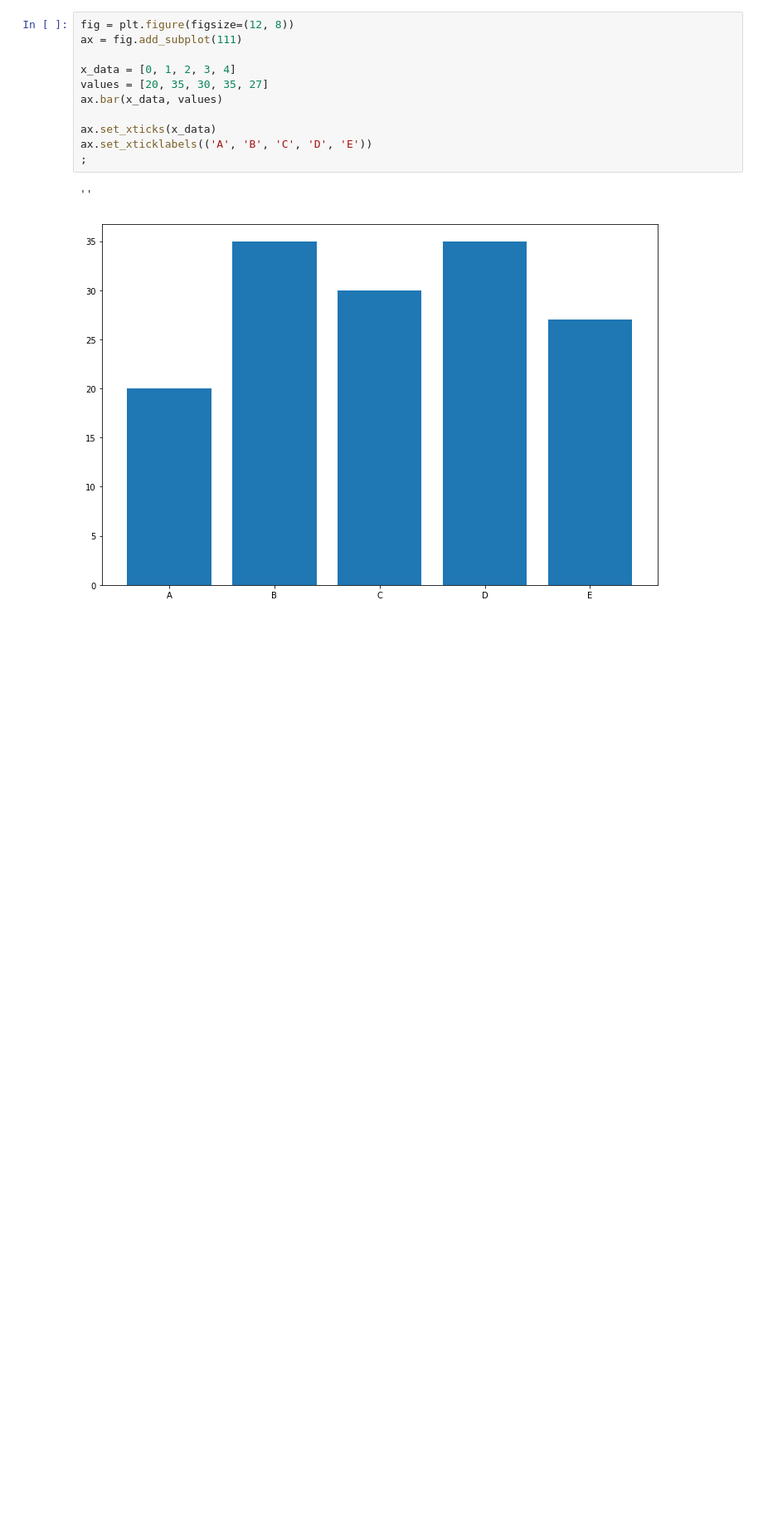
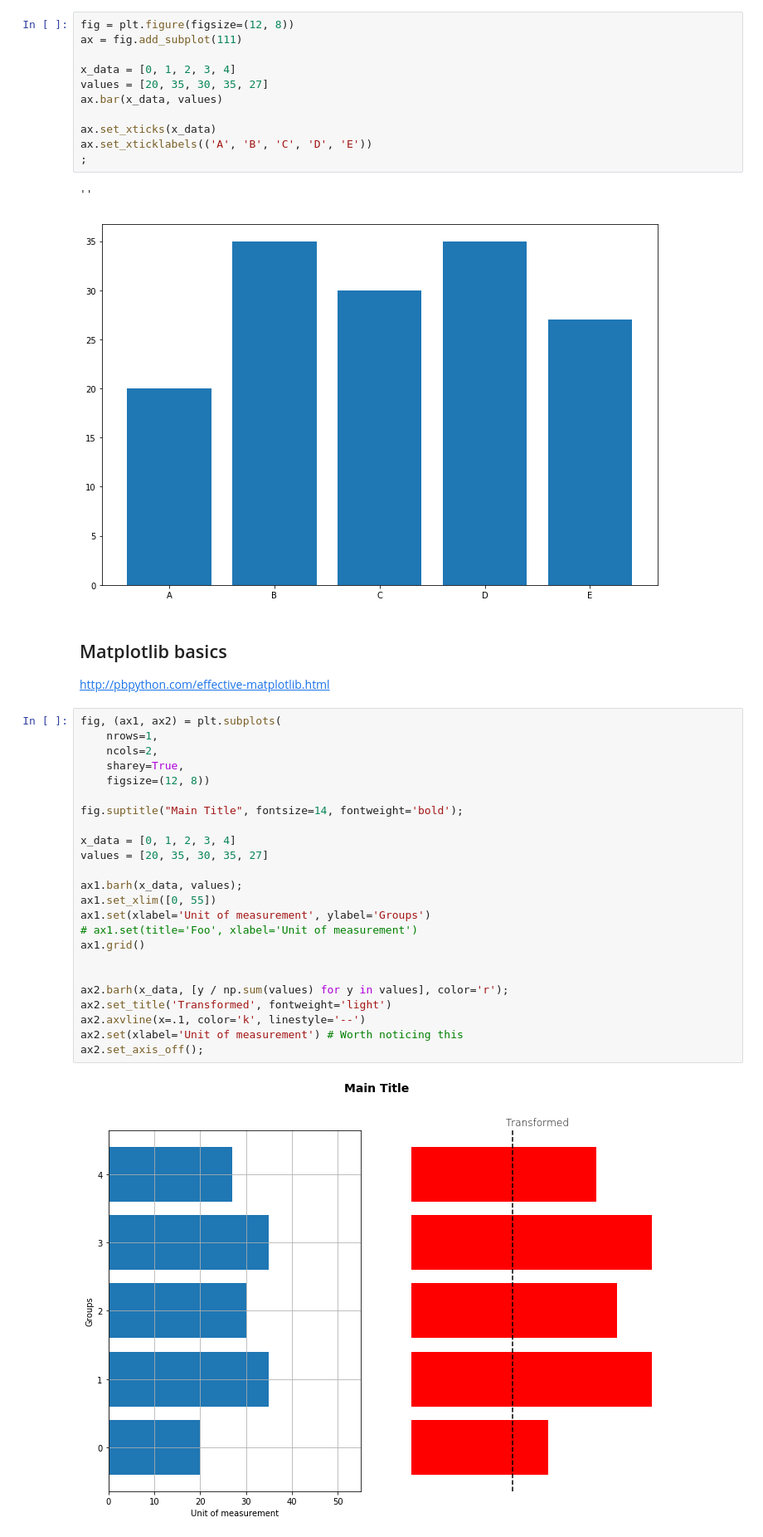
Before and after one commit to jaspajjr/pydata-visualisation, a Jupyter notebook: basic-matplotlib-plotting.ipynb, the cells around one changed output. Shown: that part at 83% size. Cells and saved outputs as stored; diff of their text form; blank space fills up the shorter version.

Commit message:
Added example bringing together a lot of different stuff in basic matplotlib

```diff
--- a/basic-matplotlib-plotting.ipynb
+++ b/basic-matplotlib-plotting.ipynb
@@ -136,3 +136,33 @@ ax.set_xticklabels(('A', 'B', 'C', 'D', 'E'))
 # %% [output]
 ''
 [figure]
+# %% [markdown]
+## Matplotlib basics
+
+http://pbpython.com/effective-matplotlib.html
+# %%
+fig, (ax1, ax2) = plt.subplots(
+    nrows=1,
+    ncols=2,
+    sharey=True,
+    figsize=(12, 8))
+
+fig.suptitle("Main Title", fontsize=14, fontweight='bold');
+
+x_data = [0, 1, 2, 3, 4]
+values = [20, 35, 30, 35, 27]
+
+ax1.barh(x_data, values);
+ax1.set_xlim([0, 55])
+ax1.set(xlabel='Unit of measurement', ylabel='Groups')
+# ax1.set(title='Foo', xlabel='Unit of measurement')
+ax1.grid()
+
+
+ax2.barh(x_data, [y / np.sum(values) for y in values], color='r');
+ax2.set_title('Transformed', fontweight='light')
+ax2.axvline(x=.1, color='k', linestyle='--')
+ax2.set(xlabel='Unit of measurement') # Worth noticing this
+ax2.set_axis_off();
+# %% [output]
+[figure, added]
```
